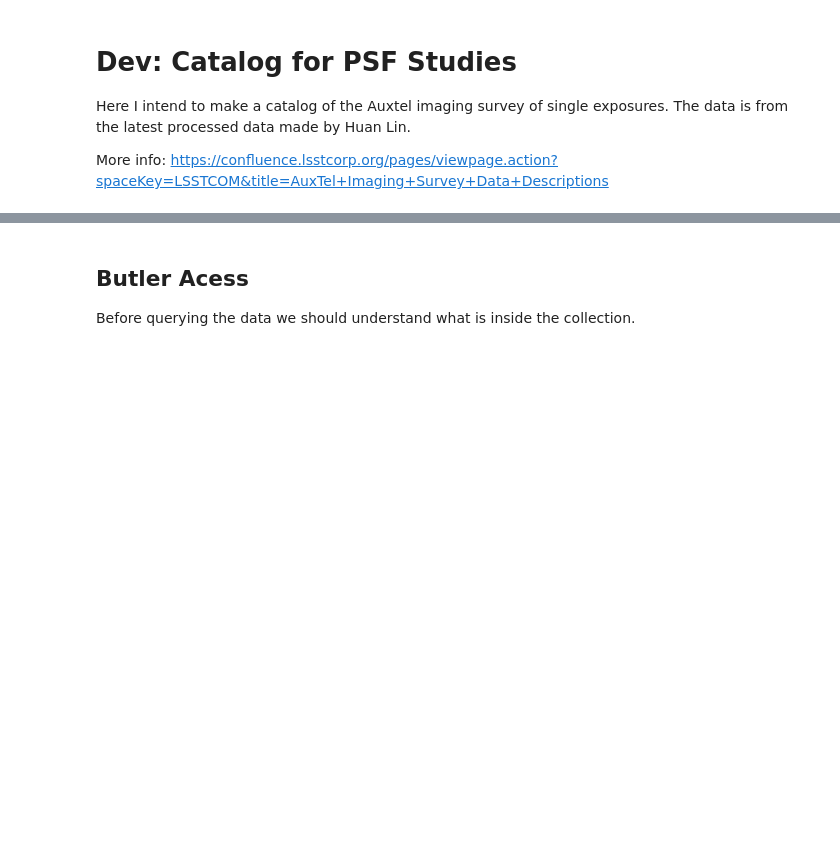
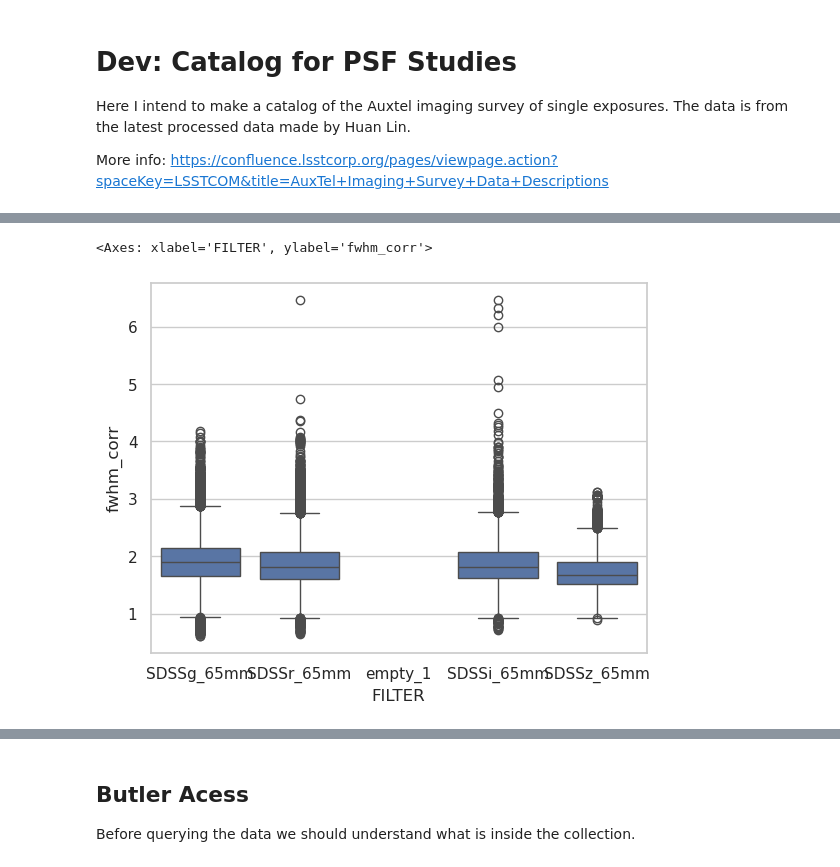
Before and after one commit to estevesjh/ImageQualityAuxTel, a Jupyter notebook: notebooks/query_collection.ipynb, the cells around one changed output, grey strips where cells are left out. Cells and saved outputs as stored; diff of their text form; code cells hidden in the pictures; blank space fills up the shorter version.

```diff
--- a/notebooks/query_collection.ipynb
+++ b/notebooks/query_collection.ipynb
@@ -19,0 +108,47 @@ Today is: 01042024
+# %%
+## correct for airmass
+airmass = 1/np.cos((90-dstar['EL'])*np.pi/180)
+dstar['fwhm_corr'] = dstar['fwhm']*airmass ** (-0.6)
+# %%
+def getFilterSeeingCorrection(filterName):
+    """Get the correction factor for seeing due to a filter.
+
+    Parameters
+    ----------
+    filterName : `str`
+        The name of the filter, e.g. 'SDSSg_65mm'.
+
+    Returns
+    -------
+    correctionFactor : `float`
+        The correction factor to apply to the seeing.
+
+    Raises
+    ------
+        ValueError raised for unknown filters.
+    """
+    match filterName:
+        case "SDSSg_65mm":
+            return (474.41 / 500.0) ** 0.2
+        case "SDSSr_65mm":
+            return (628.47 / 500.0) ** 0.2
+        case "SDSSi_65mm":
+            return (769.51 / 500.0) ** 0.2
+        case "SDSSz_65mm":
+            return (871.45 / 500.0) ** 0.2
+        case "SDSSy_65mm":
+            return (986.8 / 500.0) ** 0.2
+        case _:
+            return np.nan
+            #raise ValueError(f"Unknown filter name: {filterName}")
+
+corr_filter = np.array([getFilterSeeingCorrection(fi) for fi in np.array(dstar.FILTER)])
+dstar['fwhm_corr'] *= corr_filter
+# %%
+import seaborn as sns
+
+sns.boxplot(x="FILTER", y="fwhm_corr",
+            data=dstar)
+# %% [output]
+<Axes: xlabel='FILTER', ylabel='fwhm_corr'>
+[figure, added]
```
Also changed, not shown: parts of 66 cells of this notebook, 6 other files.
